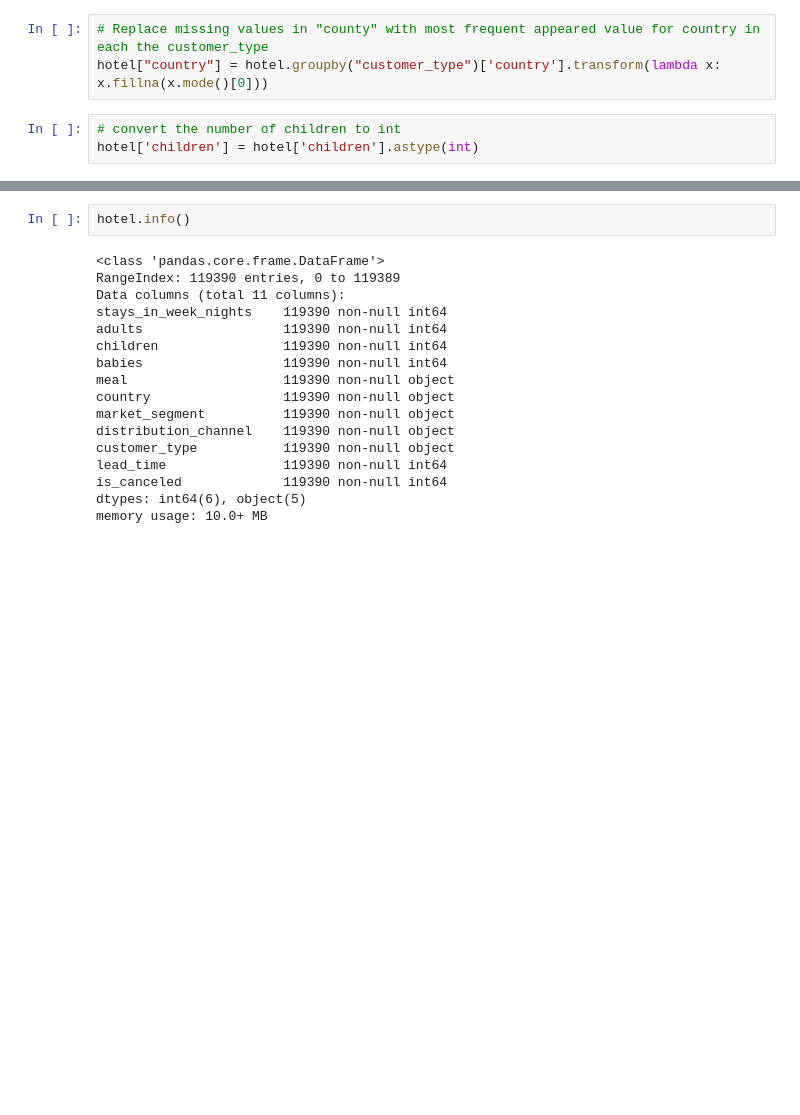
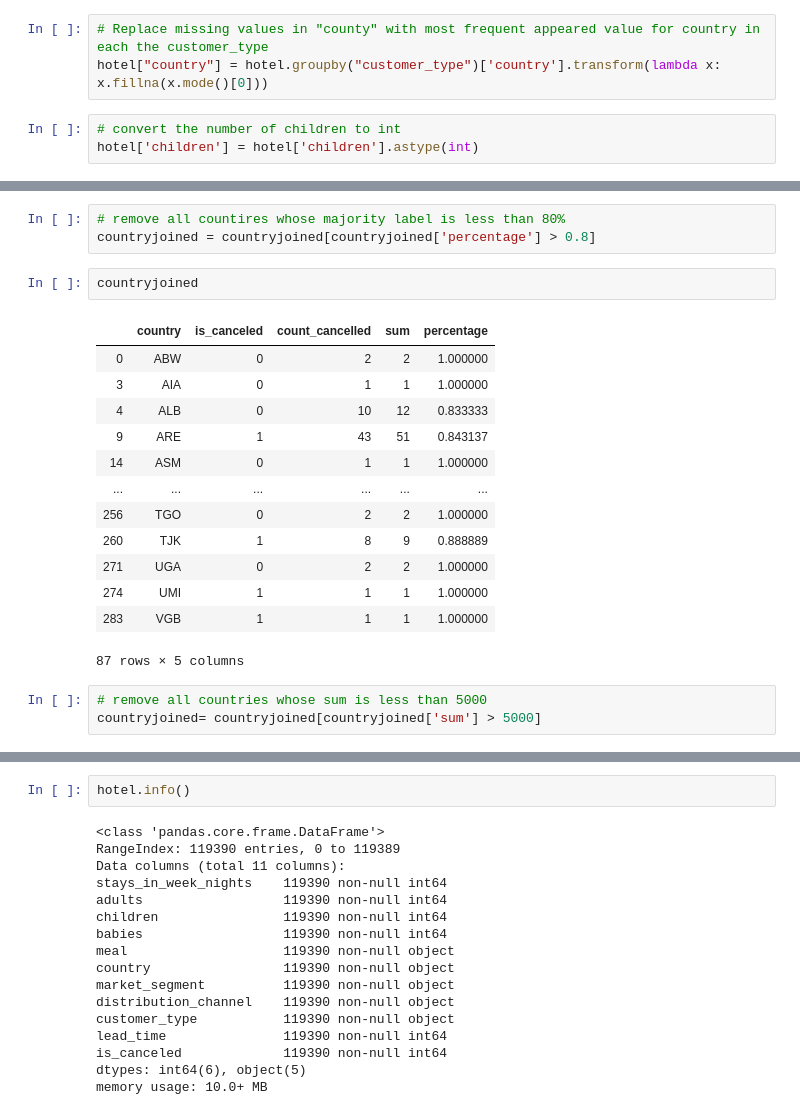
Before and after one commit to tkong1998/hotel-booking-demand, a Jupyter notebook: Vaishu_Code.ipynb, the cells around one changed output, grey strips where cells are left out. Drawn from its saved outputs; the diff is of its cells as text; blank space fills up the shorter version.

```diff
--- a/Vaishu_Code.ipynb
+++ b/Vaishu_Code.ipynb
@@ -141,0 +217,22 @@ hotel['children'] = hotel['children'].astype(int)
+# %%
+# remove all countires whose majority label is less than 80%
+countryjoined = countryjoined[countryjoined['percentage'] > 0.8]
+# %%
+countryjoined
+# %% [output]
+|  | country | is_canceled | count_cancelled | sum | percentage |
+| 0 | ABW | 0 | 2 | 2 | 1.000000 |
+| 3 | AIA | 0 | 1 | 1 | 1.000000 |
+| 4 | ALB | 0 | 10 | 12 | 0.833333 |
+| 9 | ARE | 1 | 43 | 51 | 0.843137 |
+| 14 | ASM | 0 | 1 | 1 | 1.000000 |
+| ... | ... | ... | ... | ... | ... |
+| 256 | TGO | 0 | 2 | 2 | 1.000000 |
+| 260 | TJK | 1 | 8 | 9 | 0.888889 |
+| 271 | UGA | 0 | 2 | 2 | 1.000000 |
+| 274 | UMI | 1 | 1 | 1 | 1.000000 |
+| 283 | VGB | 1 | 1 | 1 | 1.000000 |
+87 rows × 5 columns
+# %%
+# remove all countries whose sum is less than 5000
+countryjoined= countryjoined[countryjoined['sum'] > 5000]
```
Also changed, not shown: parts of 14 cells of this notebook.
